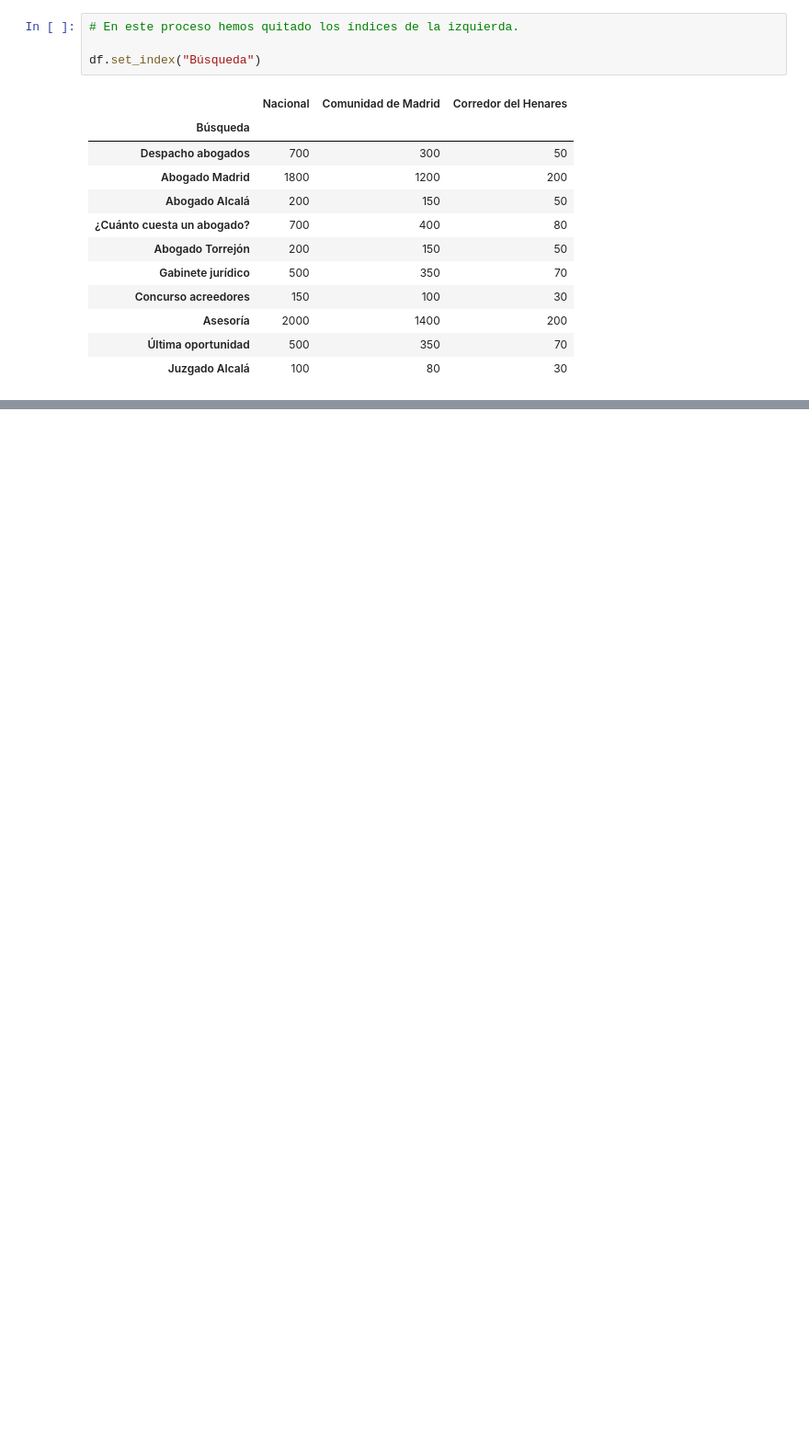
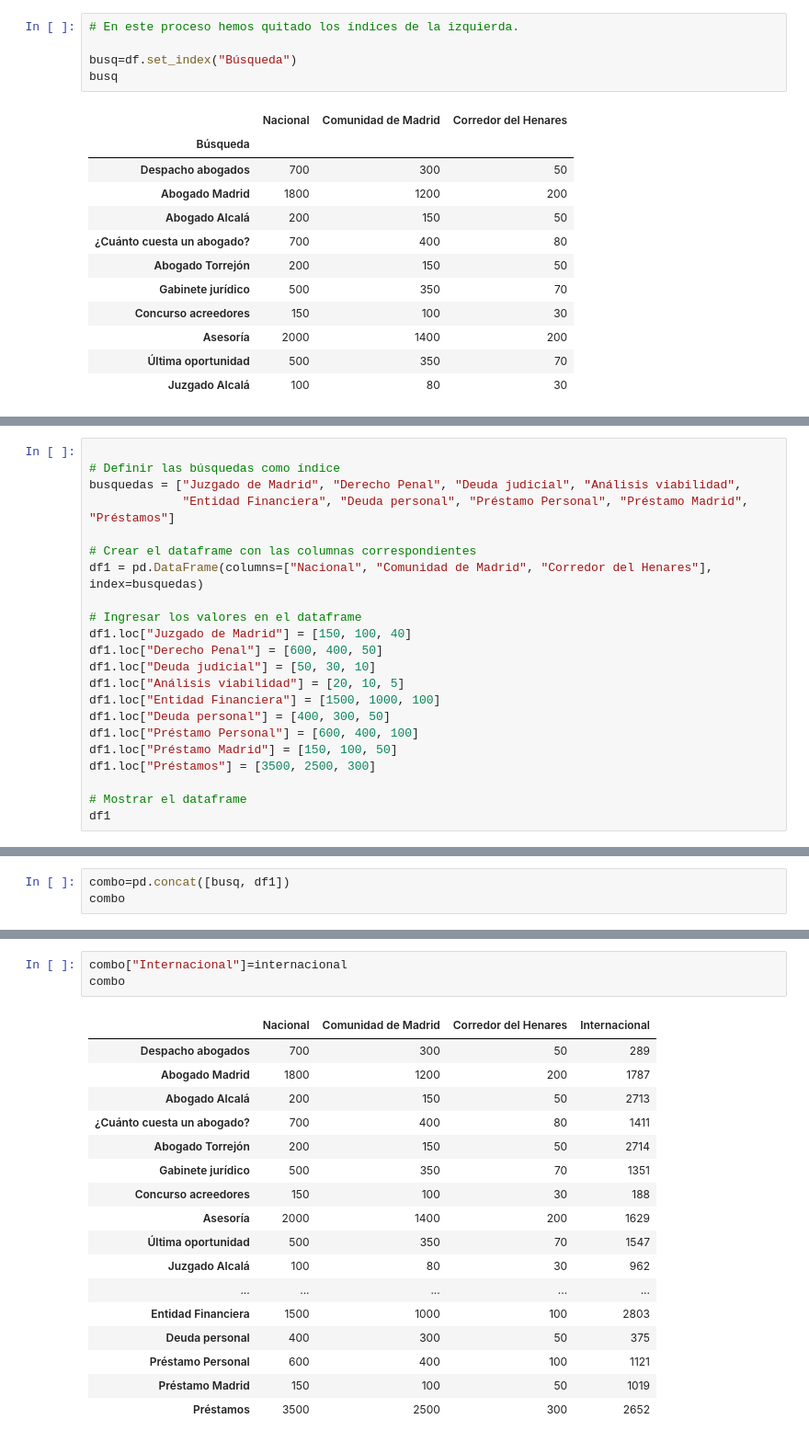
Before and after one commit to antoja97/Proyecto_Busquedas_Juridicas, a Jupyter notebook: comienzo_proy.ipynb, the cells around one changed output, grey strips where cells are left out. Shown at 92% size. Drawn from its saved outputs; the diff is of its cells as text; blank space fills up the shorter version.

```diff
--- a/comienzo_proy.ipynb
+++ b/comienzo_proy.ipynb
@@ -42,7 +42,8 @@ df
 # %%
 # En este proceso hemos quitado los índices de la izquierda.
 
-df.set_index("Búsqueda")
+busq=df.set_index("Búsqueda")
+busq
 # %% [output]
 |  | Nacional | Comunidad de Madrid | Corredor del Henares |
 | Búsqueda |  |  |  |
@@ -58,0 +277,22 @@ df.set_index("Búsqueda")
+# %%
+
+# Definir las búsquedas como índice
+busquedas = ["Juzgado de Madrid", "Derecho Penal", "Deuda judicial", "Análisis viabilidad",
+             "Entidad Financiera", "Deuda personal", "Préstamo Personal", "Préstamo Madrid", "Préstamos"]
+
+# Crear el dataframe con las columnas correspondientes
+df1 = pd.DataFrame(columns=["Nacional", "Comunidad de Madrid", "Corredor del Henares"], index=busquedas)
+
+# Ingresar los valores en el dataframe
+df1.loc["Juzgado de Madrid"] = [150, 100, 40]
+df1.loc["Derecho Penal"] = [600, 400, 50]
+df1.loc["Deuda judicial"] = [50, 30, 10]
+df1.loc["Análisis viabilidad"] = [20, 10, 5]
+df1.loc["Entidad Financiera"] = [1500, 1000, 100]
+df1.loc["Deuda personal"] = [400, 300, 50]
+df1.loc["Préstamo Personal"] = [600, 400, 100]
+df1.loc["Préstamo Madrid"] = [150, 100, 50]
+df1.loc["Préstamos"] = [3500, 2500, 300]
+
+# Mostrar el dataframe
+df1
@@ -58,0 +312,3 @@ df.set_index("Búsqueda")
+# %%
+combo=pd.concat([busq, df1])
+combo
@@ -58,0 +392,21 @@ df.set_index("Búsqueda")
+# %%
+combo["Internacional"]=internacional
+combo
+# %% [output]
+|  | Nacional | Comunidad de Madrid | Corredor del Henares | Internacional |
+| Despacho abogados | 700 | 300 | 50 | 289 |
+| Abogado Madrid | 1800 | 1200 | 200 | 1787 |
+| Abogado Alcalá | 200 | 150 | 50 | 2713 |
+| ¿Cuánto cuesta un abogado? | 700 | 400 | 80 | 1411 |
+| Abogado Torrejón | 200 | 150 | 50 | 2714 |
+| Gabinete jurídico | 500 | 350 | 70 | 1351 |
+| Concurso acreedores | 150 | 100 | 30 | 188 |
+| Asesoría | 2000 | 1400 | 200 | 1629 |
+| Última oportunidad | 500 | 350 | 70 | 1547 |
+| Juzgado Alcalá | 100 | 80 | 30 | 962 |
+| ... | ... | ... | ... | ... |
+| Entidad Financiera | 1500 | 1000 | 100 | 2803 |
+| Deuda personal | 400 | 300 | 50 | 375 |
+| Préstamo Personal | 600 | 400 | 100 | 1121 |
+| Préstamo Madrid | 150 | 100 | 50 | 1019 |
+| Préstamos | 3500 | 2500 | 300 | 2652 |
```
Also changed, not shown: parts of 37 cells of this notebook, 1 other file.
